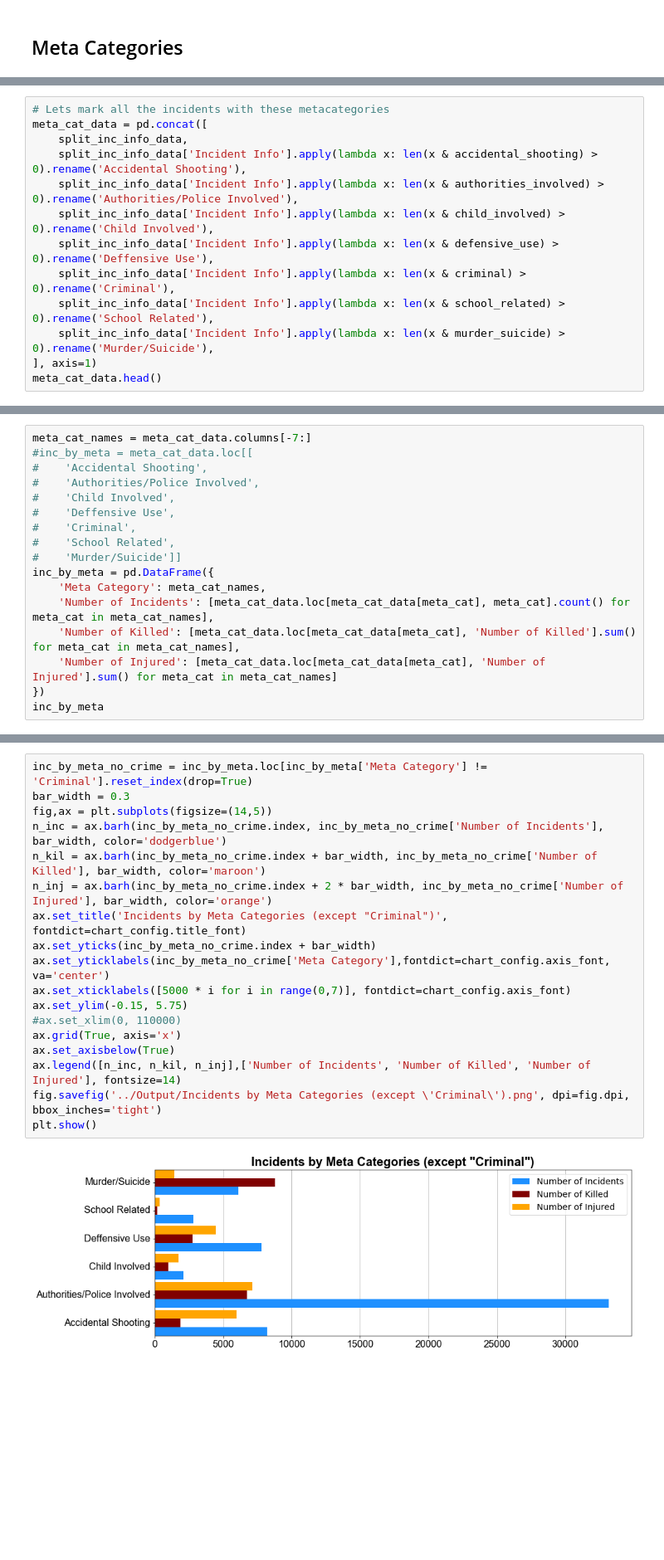
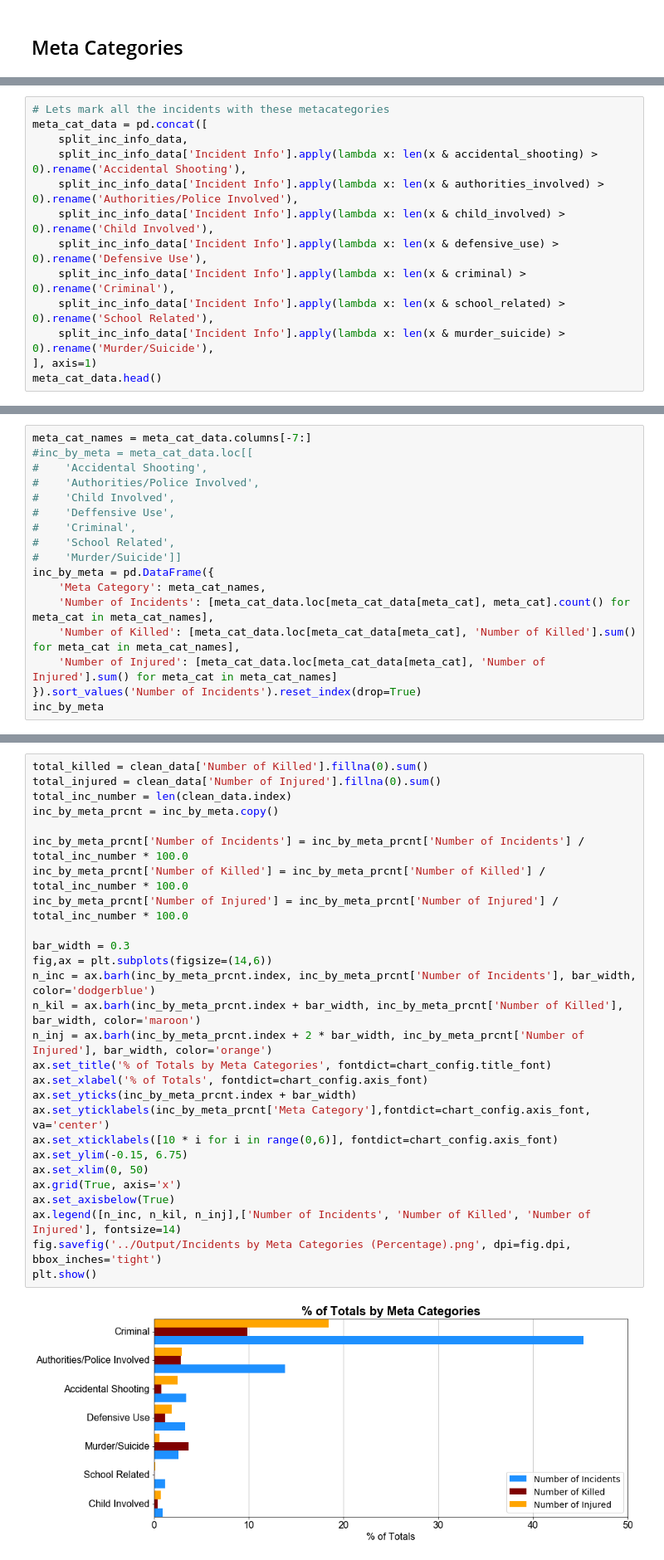
Before and after one commit to Demarsch/gun-violence, a Jupyter notebook: Code/Incident Categories.ipynb, the cells around one changed output, grey strips where cells are left out. Shown at 83% size. Drawn from its saved outputs; the diff is of its cells as text; blank space fills up the shorter version.

Commit message:
Finished general and category-related parts of the presentation. Added chart for percentage by category

```diff
--- a/Code/Incident Categories.ipynb
+++ b/Code/Incident Categories.ipynb
@@ -319,7 +319,7 @@ meta_cat_data = pd.concat([
     split_inc_info_data['Incident Info'].apply(lambda x: len(x & accidental_shooting) > 0).rename('Accidental Shooting'),
     split_inc_info_data['Incident Info'].apply(lambda x: len(x & authorities_involved) > 0).rename('Authorities/Police Involved'),
     split_inc_info_data['Incident Info'].apply(lambda x: len(x & child_involved) > 0).rename('Child Involved'),
-    split_inc_info_data['Incident Info'].apply(lambda x: len(x & defensive_use) > 0).rename('Deffensive Use'),
+    split_inc_info_data['Incident Info'].apply(lambda x: len(x & defensive_use) > 0).rename('Defensive Use'),
     split_inc_info_data['Incident Info'].apply(lambda x: len(x & criminal) > 0).rename('Criminal'),
     split_inc_info_data['Incident Info'].apply(lambda x: len(x & school_related) > 0).rename('School Related'),
     split_inc_info_data['Incident Info'].apply(lambda x: len(x & murder_suicide) > 0).rename('Murder/Suicide'),
@@ -347,7 +347,7 @@ inc_by_meta = pd.DataFrame({
     'Number of Incidents': [meta_cat_data.loc[meta_cat_data[meta_cat], meta_cat].count() for meta_cat in meta_cat_names],
     'Number of Killed': [meta_cat_data.loc[meta_cat_data[meta_cat], 'Number of Killed'].sum() for meta_cat in meta_cat_names],
     'Number of Injured': [meta_cat_data.loc[meta_cat_data[meta_cat], 'Number of Injured'].sum() for meta_cat in meta_cat_names]
-})
+}).sort_values('Number of Incidents').reset_index(drop=True)
 inc_by_meta
 # %% [output]
 |  | Meta Category | Number of Incidents | Number of Killed | Number of Injured |
@@ -381,20 +381,29 @@ plt.show()
 # %%
-inc_by_meta_no_crime = inc_by_meta.loc[inc_by_meta['Meta Category'] != 'Criminal'].reset_index(drop=True)
+total_killed = clean_data['Number of Killed'].fillna(0).sum()
+total_injured = clean_data['Number of Injured'].fillna(0).sum()
+total_inc_number = len(clean_data.index)
+inc_by_meta_prcnt = inc_by_meta.copy()
+
+inc_by_meta_prcnt['Number of Incidents'] = inc_by_meta_prcnt['Number of Incidents'] / total_inc_number * 100.0
+inc_by_meta_prcnt['Number of Killed'] = inc_by_meta_prcnt['Number of Killed'] / total_inc_number * 100.0
+inc_by_meta_prcnt['Number of Injured'] = inc_by_meta_prcnt['Number of Injured'] / total_inc_number * 100.0
+
 bar_width = 0.3
-fig,ax = plt.subplots(figsize=(14,5))
-n_inc = ax.barh(inc_by_meta_no_crime.index, inc_by_meta_no_crime['Number of Incidents'], bar_width, color='dodgerblue')
-n_kil = ax.barh(inc_by_meta_no_crime.index + bar_width, inc_by_meta_no_crime['Number of Killed'], bar_width, color='maroon')
-n_inj = ax.barh(inc_by_meta_no_crime.index + 2 * bar_width, inc_by_meta_no_crime['Number of Injured'], bar_width, color='orange')
-ax.set_title('Incidents by Meta Categories (except "Criminal")', fontdict=chart_config.title_font)
-ax.set_yticks(inc_by_meta_no_crime.index + bar_width)
-ax.set_yticklabels(inc_by_meta_no_crime['Meta Category'],fontdict=chart_config.axis_font, va='center')
-ax.set_xticklabels([5000 * i for i in range(0,7)], fontdict=chart_config.axis_font)
-ax.set_ylim(-0.15, 5.75)
-#ax.set_xlim(0, 110000)
+fig,ax = plt.subplots(figsize=(14,6))
+n_inc = ax.barh(inc_by_meta_prcnt.index, inc_by_meta_prcnt['Number of Incidents'], bar_width, color='dodgerblue')
+n_kil = ax.barh(inc_by_meta_prcnt.index + bar_width, inc_by_meta_prcnt['Number of Killed'], bar_width, color='maroon')
+n_inj = ax.barh(inc_by_meta_prcnt.index + 2 * bar_width, inc_by_meta_prcnt['Number of Injured'], bar_width, color='orange')
+ax.set_title('% of Totals by Meta Categories', fontdict=chart_config.title_font)
+ax.set_xlabel('% of Totals', fontdict=chart_config.axis_font)
+ax.set_yticks(inc_by_meta_prcnt.index + bar_width)
+ax.set_yticklabels(inc_by_meta_prcnt['Meta Category'],fontdict=chart_config.axis_font, va='center')
+ax.set_xticklabels([10 * i for i in range(0,6)], fontdict=chart_config.axis_font)
+ax.set_ylim(-0.15, 6.75)
+ax.set_xlim(0, 50)
 ax.grid(True, axis='x')
 ax.set_axisbelow(True)
 ax.legend([n_inc, n_kil, n_inj],['Number of Incidents', 'Number of Killed', 'Number of Injured'], fontsize=14)
-fig.savefig('../Output/Incidents by Meta Categories (except \'Criminal\').png', dpi=fig.dpi, bbox_inches='tight')
+fig.savefig('../Output/Incidents by Meta Categories (Percentage).png', dpi=fig.dpi, bbox_inches='tight')
 plt.show()
 # %% [output]
-[figure, old version]
+[figure, new version]
```
Also changed, not shown: parts of 6 cells of this notebook, 3 other files.
